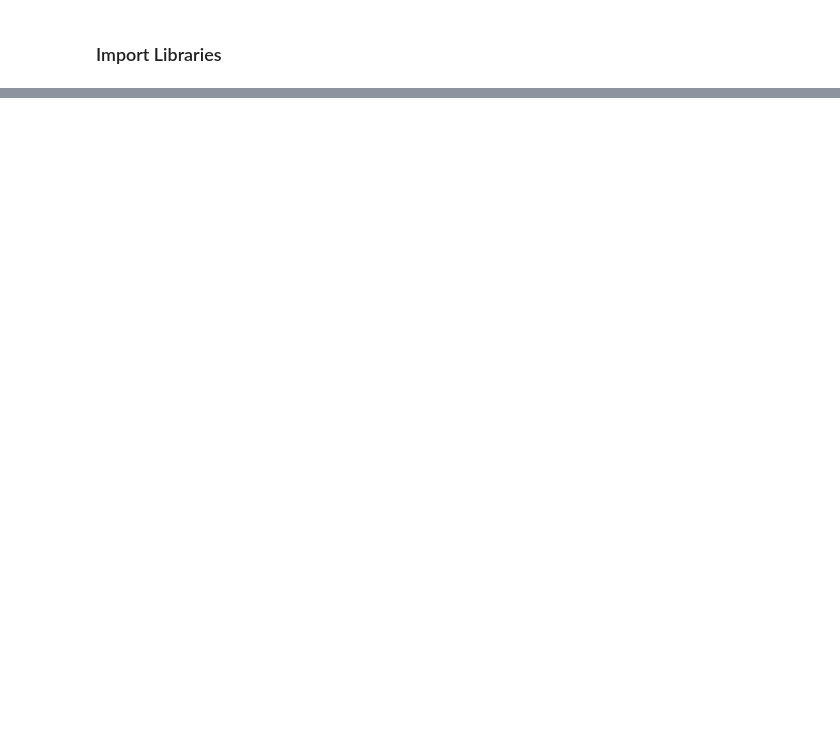
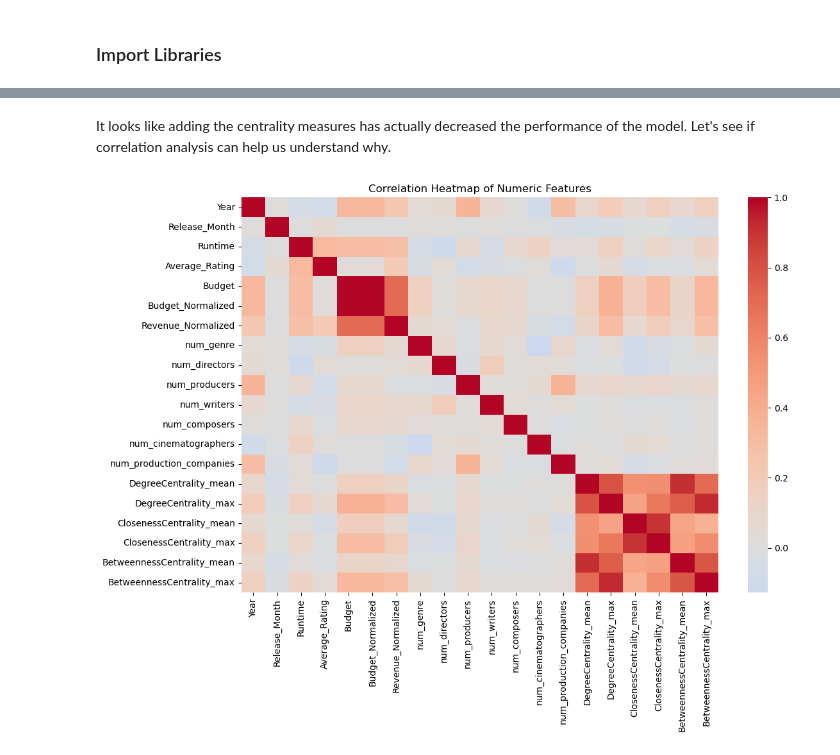
Before and after one commit to gentrylamb/dsan6400-final-project, a Jupyter notebook: code/regression.ipynb, the cells around one changed output, grey strips where cells are left out. Saved outputs shown, nothing was run; the diff lists cells and outputs as text; code cells hidden in the pictures; blank space fills up the shorter version.

```diff
--- a/code/regression.ipynb
+++ b/code/regression.ipynb
@@ -113,0 +127,15 @@ Linear Regression R^2: -0.271
+# %% [markdown]
+It looks like adding the centrality measures has actually decreased the performance of the model. Let's see if correlation analysis can help us understand why.
+# %%
+import seaborn as sns
+import matplotlib.pyplot as plt
+
+# Select only numeric columns (including your centrality features)
+numeric_cols = movies_centrality_df.select_dtypes(include='number')
+
+plt.figure(figsize=(12,8))
+sns.heatmap(numeric_cols.corr(), annot=False, cmap="coolwarm", center=0)
+plt.title("Correlation Heatmap of Numeric Features")
+plt.show()
+# %% [output]
+[figure, added]
```
Also changed, not shown: parts of 11 cells of this notebook.
